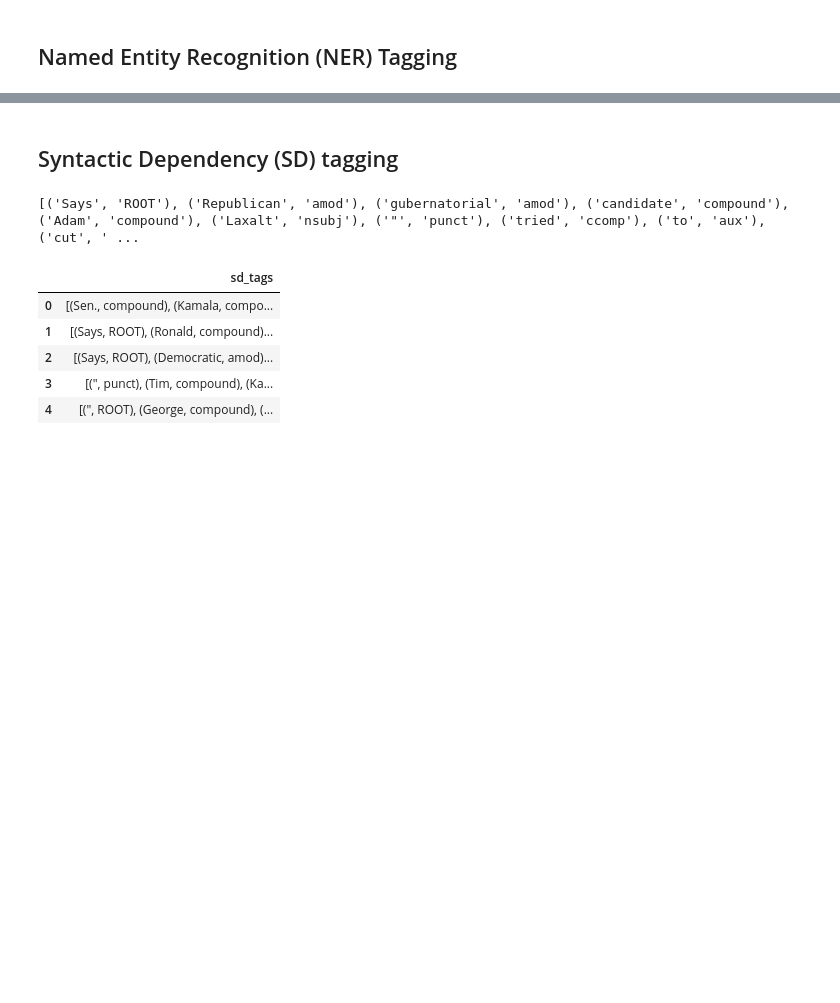
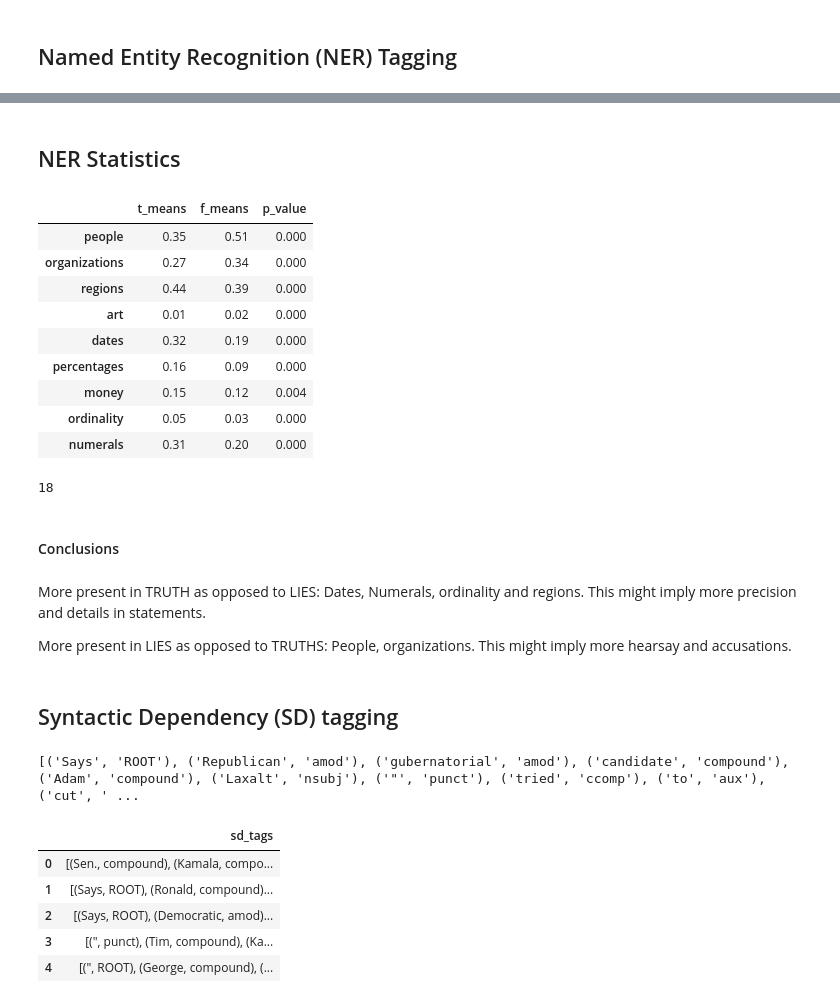
Before and after one commit to the-sergiu/TruthDetection, a Jupyter notebook: 6_AdvancedPOS_NER_SD_WC.ipynb, the cells around one changed output, grey strips where cells are left out. Drawn from its saved outputs; the diff is of its cells as text; code cells hidden in the pictures; blank space fills up the shorter version.

```diff
--- a/6_AdvancedPOS_NER_SD_WC.ipynb
+++ b/6_AdvancedPOS_NER_SD_WC.ipynb
@@ -393,0 +458,25 @@ df[["ner_tags"]][0:5]
+# %%
+# We create a dictionary of all the possbile Entities within Spacy
+# Source: https://web.archive.org/web/20201207014953/https://spacy.io/api/annotation
+# Full information found within "ner.csv"
+
+mydict_ner = {
+    "PERSON" : "people",
+    "NORP" : "groups",
+    "FAC" : "facilities",
+    "ORG" : "organizations",
+    "GPE" : "regions",
+    "LOC" : "landmarks",
+    "PRODUCT" : "products",
+    "EVENT" : "events",
+    "WORK_OF_ART" : "art",
+    "LAW" : "laws",
+    "LANGUAGE" : "languages",
+    "DATE" : "dates",
+    "TIME" : "times",
+    "PERCENT" : "percentages",
+    "MONEY" : "money",
+    "QUANTITY" : "quantity",
+    "ORDINAL" : "ordinality",
+    "CARDINAL" : "numerals"
+}
@@ -393,0 +492,2 @@ df[["ner_tags"]][0:5]
+# %%
+ner_list = list(mydict_ner.keys())
@@ -394,3 +515,30 @@ df[["ner_tags"]][0:5]
+# %% [markdown]
+## NER Statistics
+# %%
+# return df with probability values that approach or are significant
+ner_df = df_tvsf("ner_", mydict_ner, ner_list)
+ner_df[ner_df.p_value < 0.05]
+# %% [output]
+|  | t_means | f_means | p_value |
+| people | 0.35 | 0.51 | 0.000 |
+| organizations | 0.27 | 0.34 | 0.000 |
+| regions | 0.44 | 0.39 | 0.000 |
+| art | 0.01 | 0.02 | 0.000 |
+| dates | 0.32 | 0.19 | 0.000 |
+| percentages | 0.16 | 0.09 | 0.000 |
+| money | 0.15 | 0.12 | 0.004 |
+| ordinality | 0.05 | 0.03 | 0.000 |
+| numerals | 0.31 | 0.20 | 0.000 |
+# %%
+len(ner_df)
+# %% [output]
+18
+# %% [markdown]
+#### Conclusions
+# %% [markdown]
+More present in TRUTH as opposed to LIES: Dates, Numerals, ordinality and regions. This might imply more precision and details in statements.
+
+More present in LIES as opposed to TRUTHS: People, organizations. This might imply more hearsay and accusations.
 # %% [markdown]
 ## Syntactic Dependency (SD) tagging
 # %%
```
Also changed, not shown: parts of 42 cells of this notebook, 1 other file.
